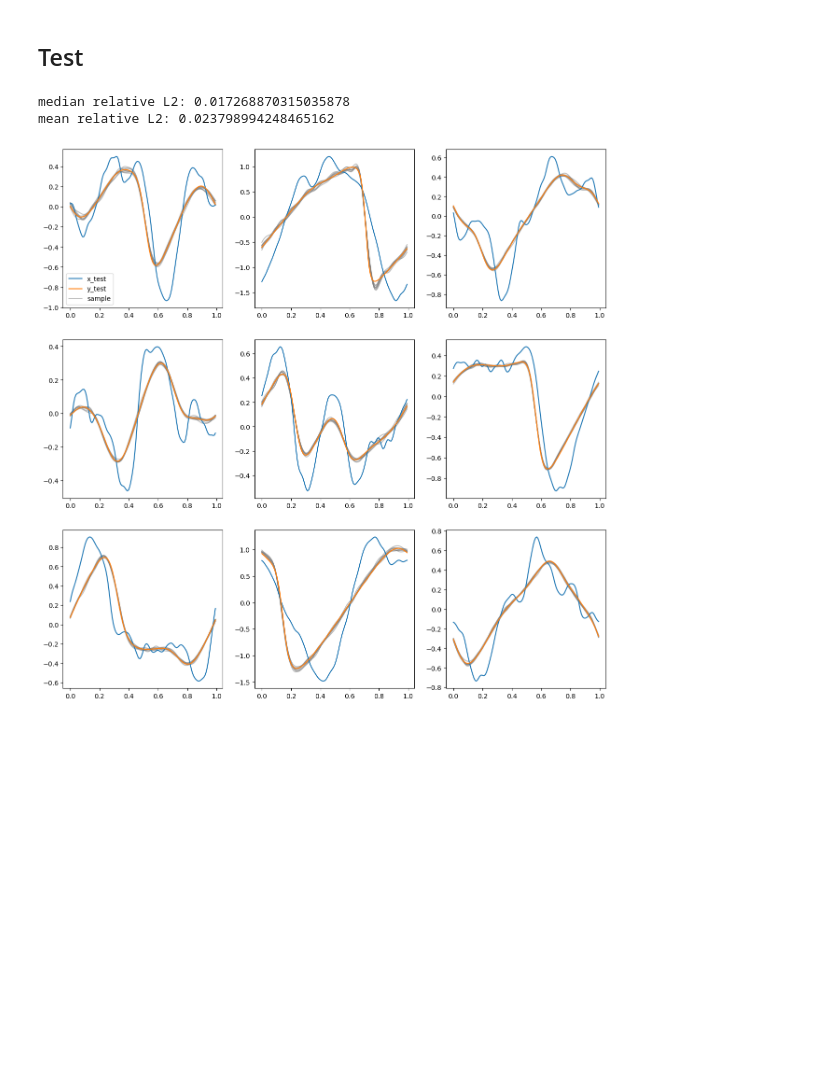
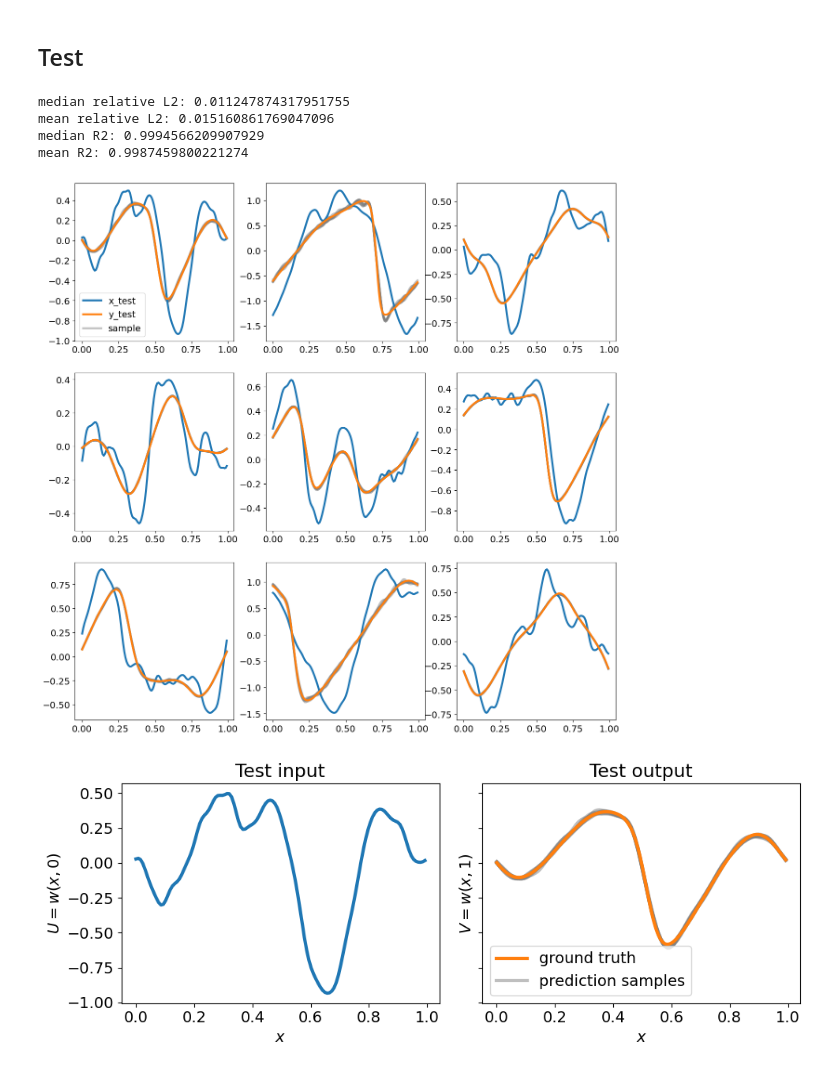
Before and after one commit to tomcjackc/Probabilistic-Operator-Learning-for-Climate-Model-Parameterisation, a Jupyter notebook: notebooks/final_burger.ipynb, the cells around one changed output. Drawn from its saved outputs; the diff is of its cells as text; code cells hidden in the pictures; blank space fills up the shorter version.

```diff
--- a/notebooks/final_burger.ipynb
+++ b/notebooks/final_burger.ipynb
@@ -56,0 +66,19 @@ y_train = y[i*169: i*169 + 1000]
+# %%
+# rc params for line width, font sizes
+plt.rcParams["lines.linewidth"] = 3
+plt.rcParams["font.size"] = 14
+
+
+# plot one instance of the training data in a pair of subplots
+fig, ax = plt.subplots(1, 2, figsize=(10, 4), sharey = True)
+ax[0].plot(np.linspace(0, 1, 128), x_train[0], label="x", lw = 3)
+ax[0].set_xlabel(r"$x$")
+ax[0].set_ylabel(r"$U = w(x, 0)$")
+ax[1].plot(np.linspace(0, 1, 128), y_train[0], label="y", lw = 3)
+ax[1].set_xlabel(r"$x$")
+ax[1].set_ylabel(r"$V = w(x, 1)$")
+# ax[0].legend()
+ax[0].set_title("Training input")
+ax[1].set_title("Training output")
+plt.tight_layout()
+plt.savefig("../figures/burgers_training_data.pdf")
@@ -210,6 +180,6 @@ class full_model():
 # %%
 n_samples = 8
 
-model = full_model(n = 20, m = 20, ARD = True, multiinput = True, standardise = False)
+model = full_model(n = 10, m = 50, ARD = True, multiinput = True, standardise = False, combine_pca = False)
 train_samples = model.fit(x_train, y_train, n_samples = n_samples)
 # %% [output]
@@ -353,24 +264,50 @@ mean relative L2 (train data): 0.009179657097191974
 # %%
 n_samples = 8
 
 y_pred, test_samples = model.predict(x_test, n_samples = n_samples)
 
 relative_L2 = np.linalg.norm(y_pred - y_test, axis = -1)/np.linalg.norm(y_test, axis = -1)
+R2 = [r2_score(y_test[:, i], y_pred[:, i]) for i in range(y_test.shape[1])]
 
 print(f'median relative L2: {np.median(relative_L2)}')
 print(f'mean relative L2: {np.mean(relative_L2)}')
+print(f'median R2: {np.median(R2)}')
+print(f'mean R2: {np.mean(R2)}')
+
+mean = np.mean(relative_L2)
 
 fig, ax = plt.subplots(3, 3, figsize = (15, 15))
 ax = ax.flatten()
 for i in range(9):
     ax[i].plot(grid, x_test[i], label='x_test')
     ax[i].plot(grid, y_test[i], label='y_test')
     for j in range(n_samples):
         ax[i].plot(grid, test_samples[i, :, j], label='sample', color = 'grey', alpha = 0.5, zorder = 0)
         if i == 0 and j == 0:
             ax[i].legend()
 plt.show()
+
+index_to_plot = 0
+
+# plot one instance of the test results in a pair of subplots
+fig, ax = plt.subplots(1, 2, figsize=(10, 4), sharey = True)
+ax[0].plot(grid, x_test[index_to_plot])
+ax[0].set_xlabel(r"$x$")
+ax[0].set_ylabel(r"$U = w(x, 0)$")
+ax[1].plot(grid, y_test[index_to_plot], label='ground truth', color = 'tab:orange')
+for i in range(n_samples):
+    ax[1].plot(grid, test_samples[index_to_plot, :, i], label='prediction samples', color = 'grey', alpha = 0.5, zorder = 0)
+    if i == 0: ax[1].legend()
+ax[1].set_xlabel(r"$x$")
+ax[1].set_ylabel(r"$V = w(x, 1)$")
+ax[0].set_title("Test input")
+ax[1].set_title("Test output")
+plt.tight_layout()
+plt.savefig("../figures/burgers_test_result.pdf")
 # %% [output]
-median relative L2: 0.017268870315035878
-mean relative L2: 0.023798994248465162
+median relative L2: 0.011247874317951755
+mean relative L2: 0.015160861769047096
+median R2: 0.9994566209907929
+mean R2: 0.9987459800221274
-[figure, old version]
+[figure, new version]
+[figure, added]
```
Also changed, not shown: parts of 14 cells of this notebook, 14 other files.
